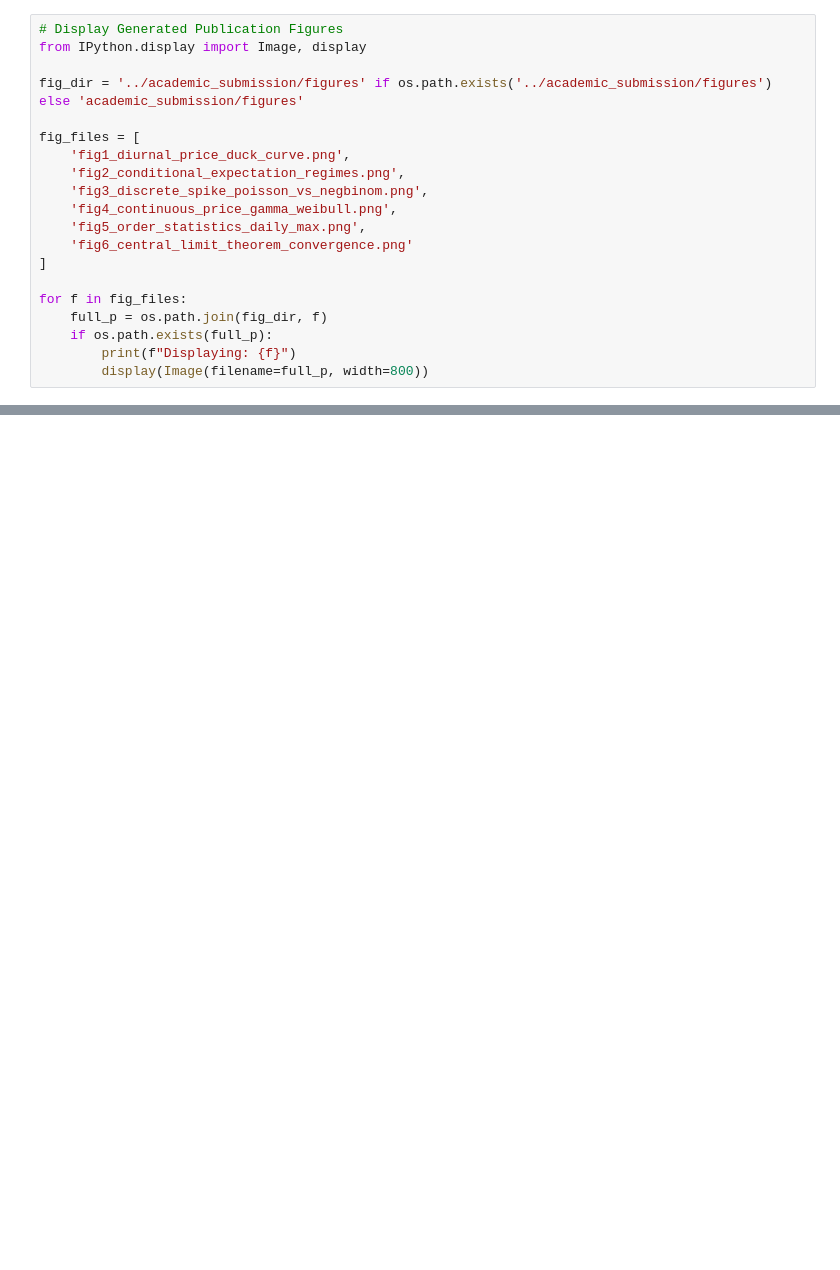
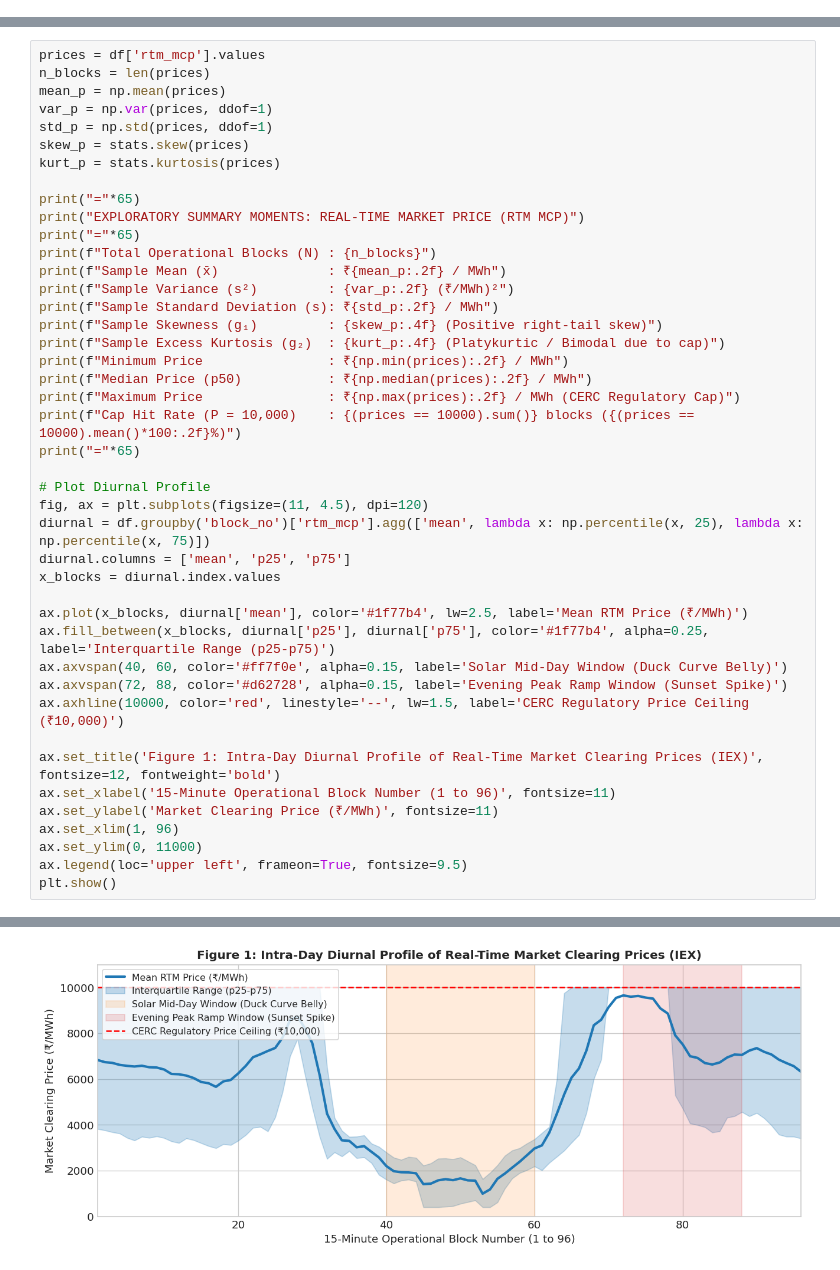
Before and after one commit to arcanekrishna/energy, a Jupyter notebook: notebooks/SSI_THM6242_Applied_Probability_Project.ipynb, the cells around one changed output, grey strips where cells are left out. Drawn from its saved outputs; the diff is of its cells as text; blank space fills up the shorter version.

```diff
--- a/notebooks/SSI_THM6242_Applied_Probability_Project.ipynb
+++ b/notebooks/SSI_THM6242_Applied_Probability_Project.ipynb
@@ -653,20 +0,0 @@ We display the generated publication-grade figures illustrating all five theoret
-# %%
-# Display Generated Publication Figures
-from IPython.display import Image, display
-
-fig_dir = '../academic_submission/figures' if os.path.exists('../academic_submission/figures') else 'academic_submission/figures'
-
-fig_files = [
-    'fig1_diurnal_price_duck_curve.png',
-    'fig2_conditional_expectation_regimes.png',
-    'fig3_discrete_spike_poisson_vs_negbinom.png',
-    'fig4_continuous_price_gamma_weibull.png',
-    'fig5_order_statistics_daily_max.png',
-    'fig6_central_limit_theorem_convergence.png'
-]
-
-for f in fig_files:
-    full_p = os.path.join(fig_dir, f)
-    if os.path.exists(full_p):
-        print(f"Displaying: {f}")
-        display(Image(filename=full_p, width=800))
@@ -702,0 +94,44 @@ Displaying: fig6_central_limit_theorem_convergence.png
+# %%
+prices = df['rtm_mcp'].values
+n_blocks = len(prices)
+mean_p = np.mean(prices)
+var_p = np.var(prices, ddof=1)
+std_p = np.std(prices, ddof=1)
+skew_p = stats.skew(prices)
+kurt_p = stats.kurtosis(prices)
+
+print("="*65)
+print("EXPLORATORY SUMMARY MOMENTS: REAL-TIME MARKET PRICE (RTM MCP)")
+print("="*65)
+print(f"Total Operational Blocks (N) : {n_blocks}")
+print(f"Sample Mean (x̄)              : ₹{mean_p:.2f} / MWh")
+print(f"Sample Variance (s²)         : {var_p:.2f} (₹/MWh)²")
+print(f"Sample Standard Deviation (s): ₹{std_p:.2f} / MWh")
+print(f"Sample Skewness (g₁)         : {skew_p:.4f} (Positive right-tail skew)")
+print(f"Sample Excess Kurtosis (g₂)  : {kurt_p:.4f} (Platykurtic / Bimodal due to cap)")
+print(f"Minimum Price                : ₹{np.min(prices):.2f} / MWh")
+print(f"Median Price (p50)           : ₹{np.median(prices):.2f} / MWh")
+print(f"Maximum Price                : ₹{np.max(prices):.2f} / MWh (CERC Regulatory Cap)")
+print(f"Cap Hit Rate (P = 10,000)    : {(prices == 10000).sum()} blocks ({(prices == 10000).mean()*100:.2f}%)")
+print("="*65)
+
+# Plot Diurnal Profile
+fig, ax = plt.subplots(figsize=(11, 4.5), dpi=120)
+diurnal = df.groupby('block_no')['rtm_mcp'].agg(['mean', lambda x: np.percentile(x, 25), lambda x: np.percentile(x, 75)])
+diurnal.columns = ['mean', 'p25', 'p75']
+x_blocks = diurnal.index.values
+
+ax.plot(x_blocks, diurnal['mean'], color='#1f77b4', lw=2.5, label='Mean RTM Price (₹/MWh)')
+ax.fill_between(x_blocks, diurnal['p25'], diurnal['p75'], color='#1f77b4', alpha=0.25, label='Interquartile Range (p25-p75)')
+ax.axvspan(40, 60, color='#ff7f0e', alpha=0.15, label='Solar Mid-Day Window (Duck Curve Belly)')
+ax.axvspan(72, 88, color='#d62728', alpha=0.15, label='Evening Peak Ramp Window (Sunset Spike)')
+ax.axhline(10000, color='red', linestyle='--', lw=1.5, label='CERC Regulatory Price Ceiling (₹10,000)')
+
+ax.set_title('Figure 1: Intra-Day Diurnal Profile of Real-Time Market Clearing Prices (IEX)', fontsize=12, fontweight='bold')
+ax.set_xlabel('15-Minute Operational Block Number (1 to 96)', fontsize=11)
+ax.set_ylabel('Market Clearing Price (₹/MWh)', fontsize=11)
+ax.set_xlim(1, 96)
+ax.set_ylim(0, 11000)
+ax.legend(loc='upper left', frameon=True, fontsize=9.5)
+plt.show()
+# %% [output]
@@ -702,0 +152 @@ Displaying: fig6_central_limit_theorem_convergence.png
+[figure, added]
```
Also changed, not shown: parts of 44 cells of this notebook, 2 other files.
